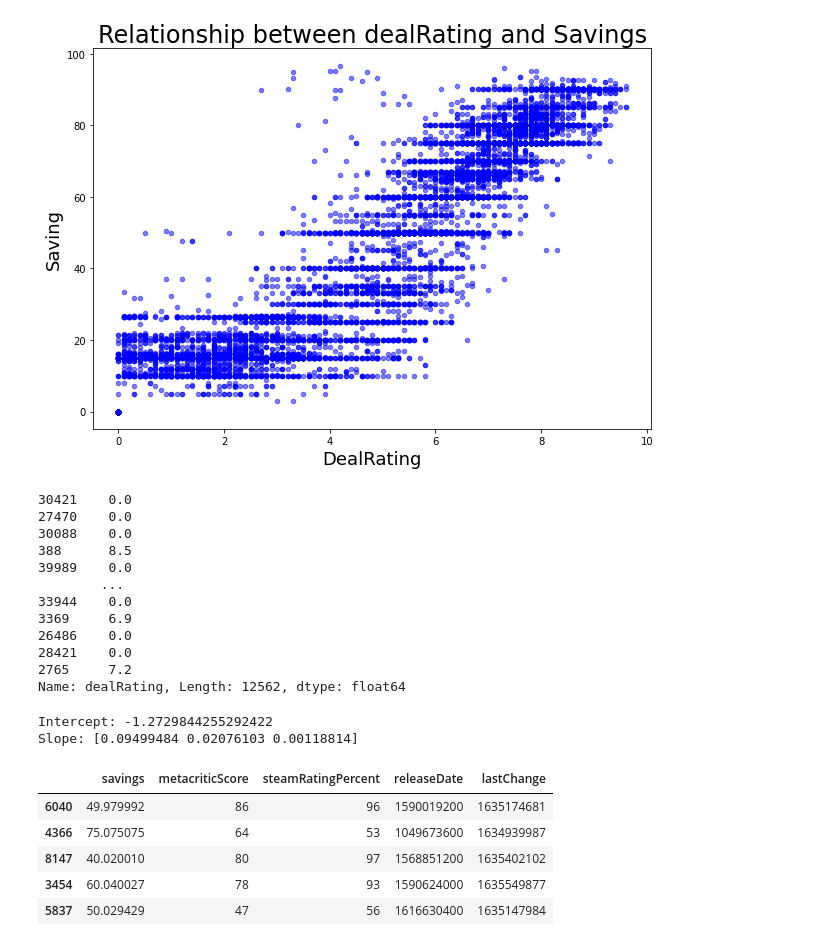
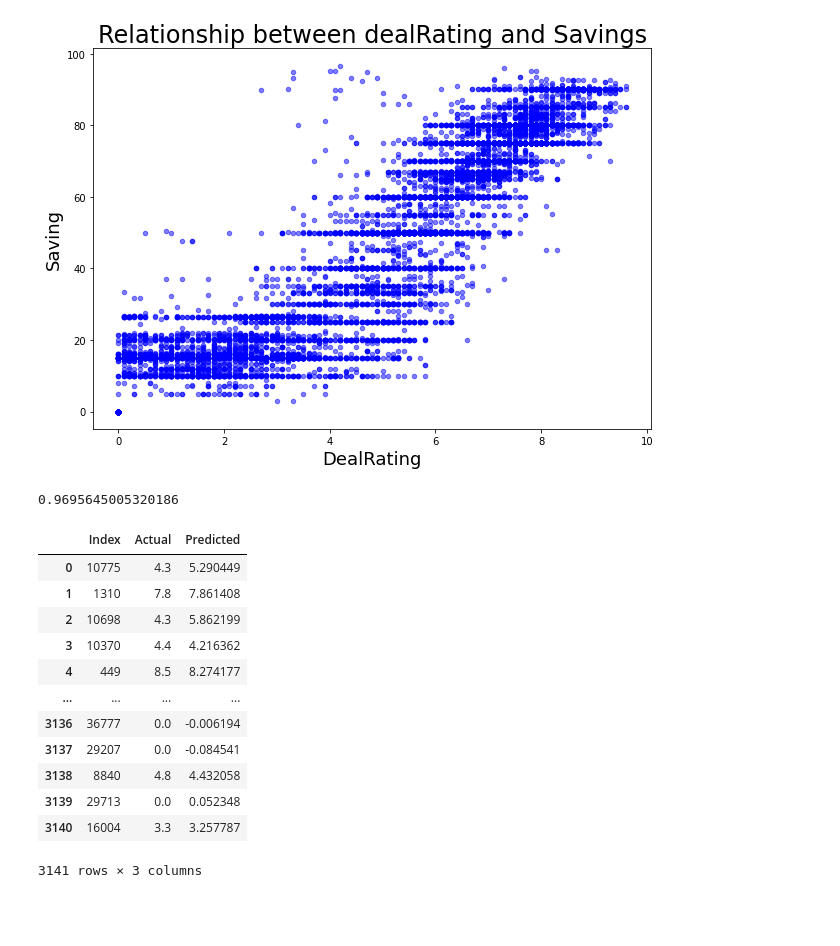
Before and after one commit to dfvneto/DataGameDealAnalysis, a Jupyter notebook: GameDataAnalysis.ipynb, the cells around one changed output. Drawn from its saved outputs; the diff is of its cells as text; code cells hidden in the pictures; blank space fills up the shorter version.

```diff
--- a/GameDataAnalysis.ipynb
+++ b/GameDataAnalysis.ipynb
@@ -58,45 +60,24 @@ X_train, X_test, y_train, y_test = train_test_split( X, y, test_size = 0.20,rand
-# %%
-# normalização
-from sklearn.preprocessing import normalize
-y_train
-# x_normalized = normalize(X)
-# print(x_normalized)
-# %% [output]
-30421    0.0
-27470    0.0
-30088    0.0
-388      8.5
-39989    0.0
-        ...
-33944    0.0
-3369     6.9
-26486    0.0
-28421    0.0
-2765     7.2
-Name: dealRating, Length: 12562, dtype: float64
-# %%
-from sklearn.linear_model import LinearRegression
-from sklearn.tree import DecisionTreeRegressor
-
-model = LinearRegression()
-arvore = DecisionTreeRegressor()
-
-model.fit(X_train, y_train) #training the algorithm
-arvore.fit(X_train, y_train)
-print('Intercept:',model.intercept_)
-
-# For retrieving the slope:
-print('Slope:',model.coef_)
-# %% [output]
-Intercept: -1.2729844255292422
-Slope: [0.09499484 0.02076103 0.00118814]
-# %%
-y_pred = arvore.predict(X_test)
-X_test.head()
-# %% [output]
-|  | savings | metacriticScore | steamRatingPercent | releaseDate | lastChange |
-| 6040 | 49.979992 | 86 | 96 | 1590019200 | 1635174681 |
-| 4366 | 75.075075 | 64 | 53 | 1049673600 | 1634939987 |
-| 8147 | 40.020010 | 80 | 97 | 1568851200 | 1635402102 |
-| 3454 | 60.040027 | 78 | 93 | 1590624000 | 1635549877 |
-| 5837 | 50.029429 | 47 | 56 | 1616630400 | 1635147984 |
+# %%
+import xgboost as xgb
+model = xgb.XGBRegressor()
+model.fit(X_train, y_train)
+yhat = model.predict(X_test)
+print(model.score(X_test, y_test))
+yhat = model.predict(X_test)
+df_pred = pd.DataFrame({'Index': y_test.index, 'Actual': y_test.ravel(), 'Predicted': yhat.ravel()})
+df_pred
+# %% [output]
+0.9695645005320186
+|  | Index | Actual | Predicted |
+| 0 | 10775 | 4.3 | 5.290449 |
+| 1 | 1310 | 7.8 | 7.861408 |
+| 2 | 10698 | 4.3 | 5.862199 |
+| 3 | 10370 | 4.4 | 4.216362 |
+| 4 | 449 | 8.5 | 8.274177 |
+| ... | ... | ... | ... |
+| 3136 | 36777 | 0.0 | -0.006194 |
+| 3137 | 29207 | 0.0 | -0.084541 |
+| 3138 | 8840 | 4.8 | 4.432058 |
+| 3139 | 29713 | 0.0 | 0.052348 |
+| 3140 | 16004 | 3.3 | 3.257787 |
+3141 rows × 3 columns
```
Also changed, not shown: parts of 9 cells of this notebook.
